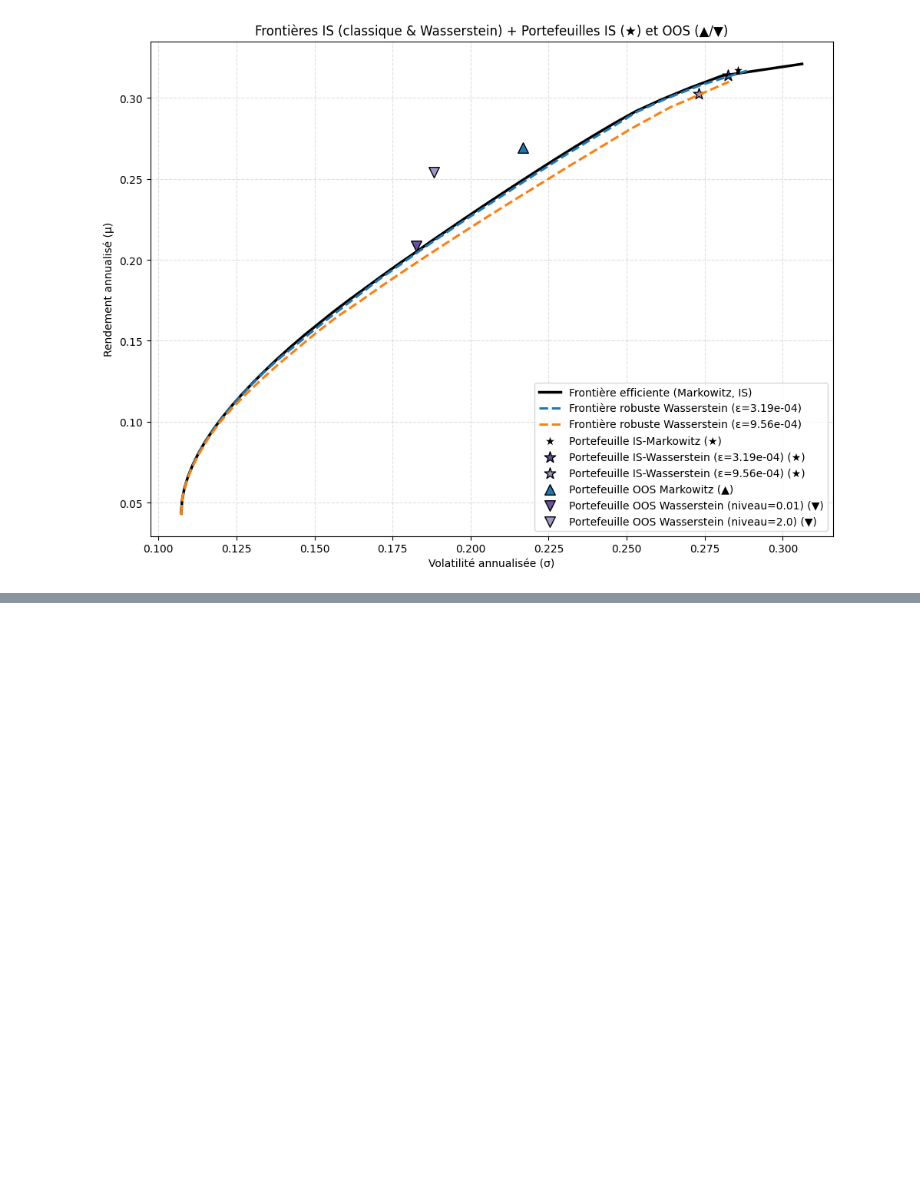
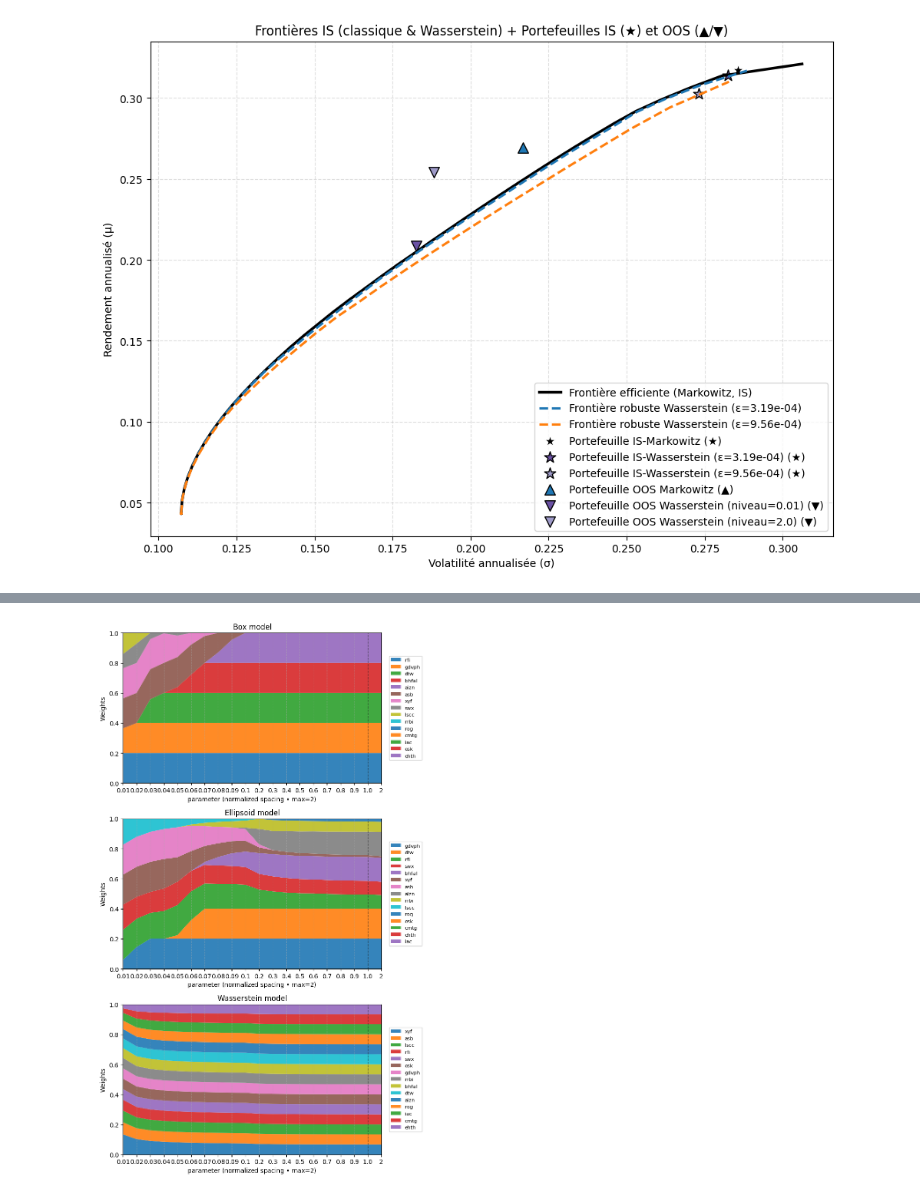
Before and after one commit to lavertonag/robust_portfolio, a Jupyter notebook: NEW - Copie.ipynb, the cells around one changed output, grey strips where cells are left out. Cells and saved outputs as stored; diff of their text form; code cells hidden in the pictures; blank space fills up the shorter version.

```diff
--- a/NEW - Copie.ipynb
+++ b/NEW - Copie.ipynb
@@ -1849,0 +1667,90 @@ plot_weights_stacked_normalized(results_weights_models, pmax_display=2.0)
+# %%
+# =====================================================================
+# Evolution of weights vs parameter (normalized spacing, max=2)
+# =====================================================================
+import numpy as np
+import pandas as pd
+import matplotlib.pyplot as plt
+
+def _pfloat(p):
+    try:    return float(p)
+    except: return np.nan
+
+def _fmt_param(p):
+    p = float(p)
+    if p < 0.1:            return f"{p:.2f}"   # 0.01, 0.05…
+    if p <= 1.0 + 1e-12:   return f"{p:.1f}"   # 0.1…1.0
+    return f"{int(round(p))}" if abs(p - round(p)) < 1e-12 else f"{p:.1f}"
+
+def _avg_weights(series_list):
+    if not series_list:
+        return pd.Series(dtype=float)
+    W = pd.concat(series_list, axis=1).fillna(0.0)
+    return W.mean(axis=1)
+
+def plot_weights_stacked_normalized(results_weights_models, pmax_display=2.0):
+    models = [
+        ("box",        "Box model"),
+        ("ellipsoid",  "Ellipsoid model"),
+        ("wasserstein","Wasserstein model"),
+    ]
+    fig, axes = plt.subplots(len(models), 1, figsize=(7.6, 12.8), sharex=False)
+    if len(models) == 1: axes = [axes]
+
+    for ax, (model, title) in zip(axes, models):
+        dct = results_weights_models.get(model, {})
+        if not dct:
+            ax.text(0.5, 0.5, f"No runs for {model}", ha="center", va="center")
+            ax.set_axis_off(); continue
+
+        params, avgW = [], {}
+        for p, lst in dct.items():
+            pnum = _pfloat(p)
+            if np.isnan(pnum) or pnum > pmax_display or not lst:
+                continue
+            s = _avg_weights(lst)
+            if s.empty: continue
+            params.append(pnum); avgW[pnum] = s
+
+        if not params:
+            ax.text(0.5, 0.5, f"No parameter ≤ {pmax_display} for {model}", ha="center", va="center")
+            ax.set_axis_off(); continue
+
+        params = sorted(params)
+        all_assets = sorted(set().union(*[avgW[p].index for p in params]))
+        M = pd.DataFrame(index=all_assets, columns=params, dtype=float)
+        for p in params:
+            M[p] = avgW[p].reindex(all_assets).fillna(0.0).values
+
+        order_assets = M.sum(axis=1).sort_values(ascending=False).index.tolist()
+        M = M.loc[order_assets, params]
+
+        x = np.arange(len(params), dtype=float)
+        Y = M.values
+        ax.stackplot(x, *Y, labels=M.index.tolist(), alpha=0.9)
+
+        labels = [_fmt_param(p) for p in params]
+        ax.set_xticks(x, labels)
+
+        ax.set_xlim(x.min(), x.max())
+        ax.set_ylim(0.0, 1.0)
+        ax.set_title(title)
+        ax.set_xlabel("parameter (normalized spacing • max=2)")
+        ax.set_ylabel("Weights")
+        ax.grid(axis="x", linestyle="--", alpha=0.35)
+
+        try:
+            idx_one = next(i for i, p in enumerate(params) if abs(p - 1.0) < 1e-12)
+            ax.axvline(x[idx_one], color="k", lw=1, ls="--", alpha=0.5)
+        except StopIteration:
+            pass
+
+        ax.legend(loc="center left", bbox_to_anchor=(1.02, 0.5),
+                  frameon=True, fontsize=8, ncol=1)
+
+    plt.tight_layout(); plt.show()
+
+# → run it
+plot_weights_stacked_normalized(results_weights_models, pmax_display=2.0)
+# %% [output]
+[figure, added]
```
Also changed, not shown: parts of 9 cells of this notebook.
